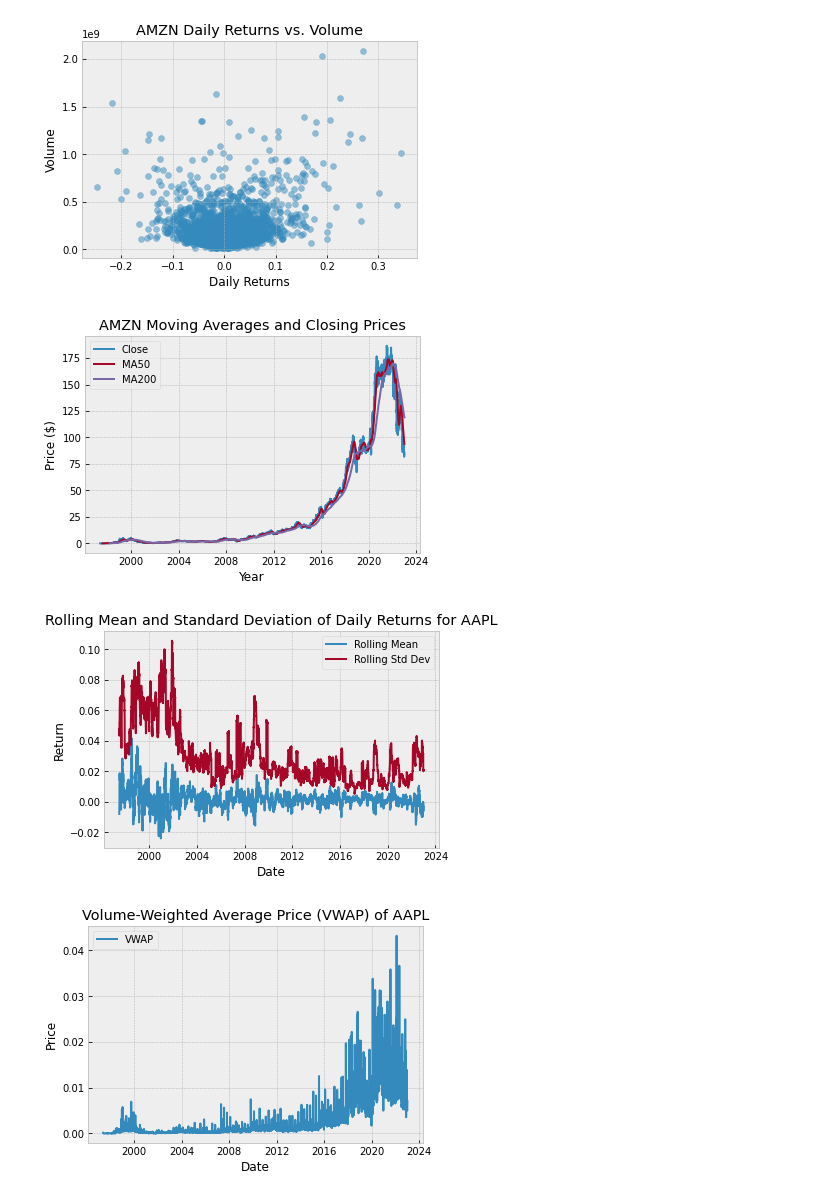
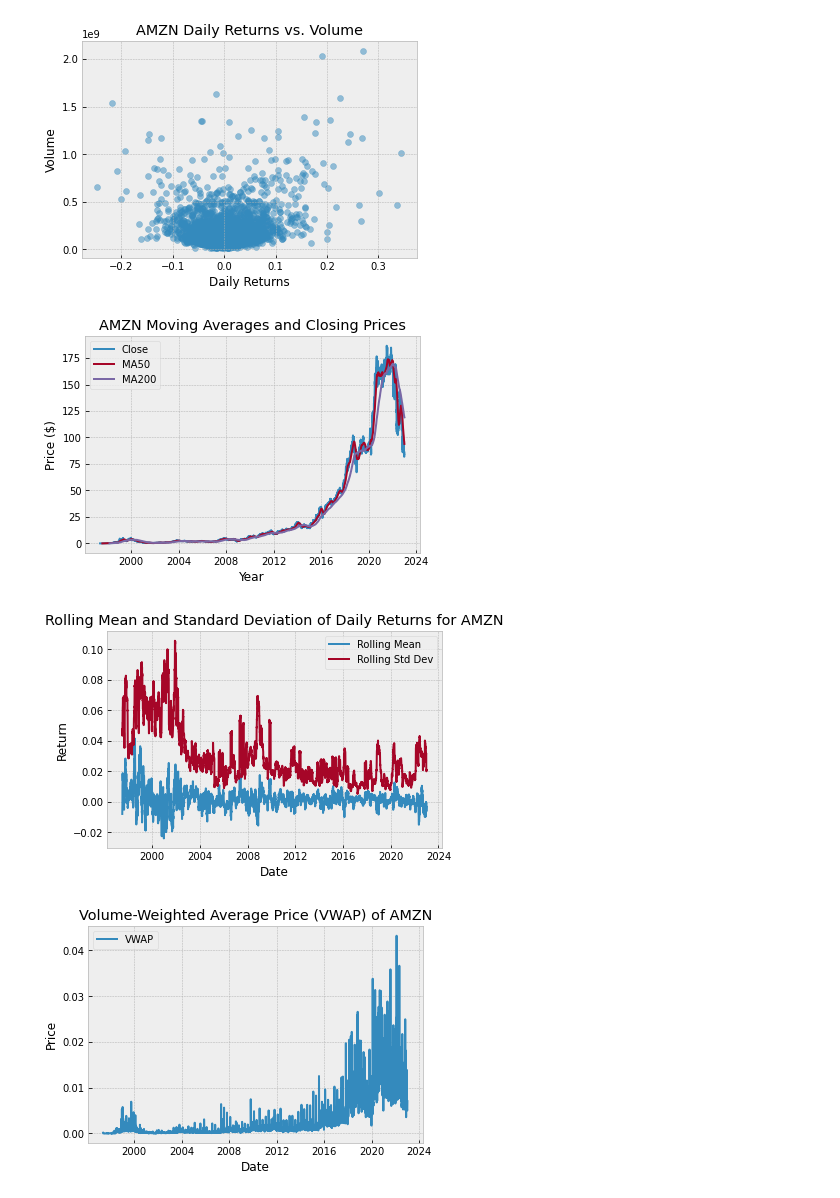
Before and after one commit to dibend/Jupyter, a Jupyter notebook: AMZN.ipynb, the cells around one changed output. Cells and saved outputs as stored; diff of their text form; code cells hidden in the pictures.

```diff
--- a/AMZN.ipynb
+++ b/AMZN.ipynb
@@ -3,11 +3,12 @@
 # %%
 # First, install yfinance if it is not already installed
 !pip install yfinance
+!pip install seaborn
 
 # Now, let's import the necessary libraries
+import seaborn as sns
 import yfinance as yf
 import matplotlib.pyplot as plt
-import matplotlib.dates as mdates
 import matplotlib.pyplot as plt
 
 plt.style.use("bmh")
@@ -50,7 +51,7 @@ plt.plot(stock_data.index, rolling_mean, label="Rolling Mean")
 plt.plot(stock_data.index, rolling_std, label="Rolling Std Dev")
 plt.xlabel("Date")
 plt.ylabel("Return")
-plt.title("Rolling Mean and Standard Deviation of Daily Returns for AAPL")
+plt.title("Rolling Mean and Standard Deviation of Daily Returns for AMZN")
 plt.legend()
 plt.show()
 
@@ -59,7 +60,7 @@ vwap = stock_data["Close"] * stock_data["Volume"] / stock_data["Volume"].sum()
 plt.plot(stock_data.index, vwap, label="VWAP")
 plt.xlabel("Date")
 plt.ylabel("Price")
-plt.title("Volume-Weighted Average Price (VWAP) of AAPL")
+plt.title("Volume-Weighted Average Price (VWAP) of AMZN")
 plt.legend()
 plt.show()
 
@@ -73,9 +74,25 @@ rsi = 100 - 100 / (1 + rs)
 plt.plot(stock_data.index, rsi, label="RSI")
 plt.xlabel("Date")
 plt.ylabel("RSI")
-plt.title("Relative Strength Index (RSI) of AAPL")
+plt.title("Relative Strength Index (RSI) of AMZN")
 plt.legend()
 plt.show()
+
+# We can also plot the volume of stock traded over time
+plt.plot(stock_data['Volume'])
+plt.xlabel('Year')
+plt.ylabel('Volume Traded')
+plt.title('AMZN Volume Traded over Time')
+plt.show()
+
+# Calculate the correlation matrix
+corr = stock_data.corr()
+
+# Plot the correlation matrix as a heatmap
+plt.figure(figsize=(10,10))
+sns.heatmap(corr, annot=True, cmap=plt.cm.RdYlBu_r)
+plt.title("AMZN Correlation Matrix")
+plt.show()
 # %% [output]
 Looking in indexes: https://pypi.org/simple, https://us-python.pkg.dev/colab-wheels/public/simple/
 Requirement already satisfied: yfinance in /usr/local/lib/python3.8/dist-packages (0.2.3)
@@ -97,5 +114,5 @@ Requirement already satisfied: pycparser in /usr/local/lib/python3.8/dist-packag
 [figure]
 [figure]
 [figure]
-[figure, old version]
+[figure, new version]
-[figure, old version]
+[figure, new version]
```
Also changed, not shown: parts of 1 cell of this notebook.
